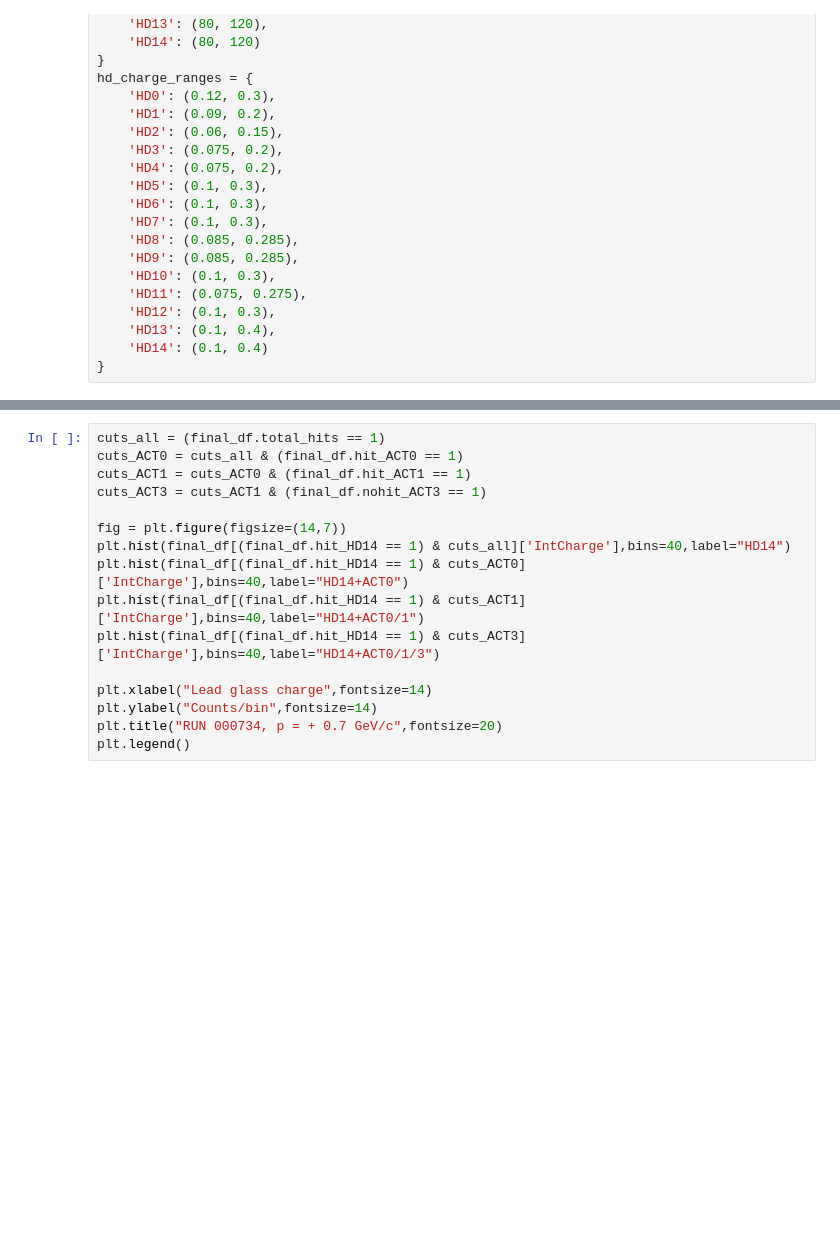
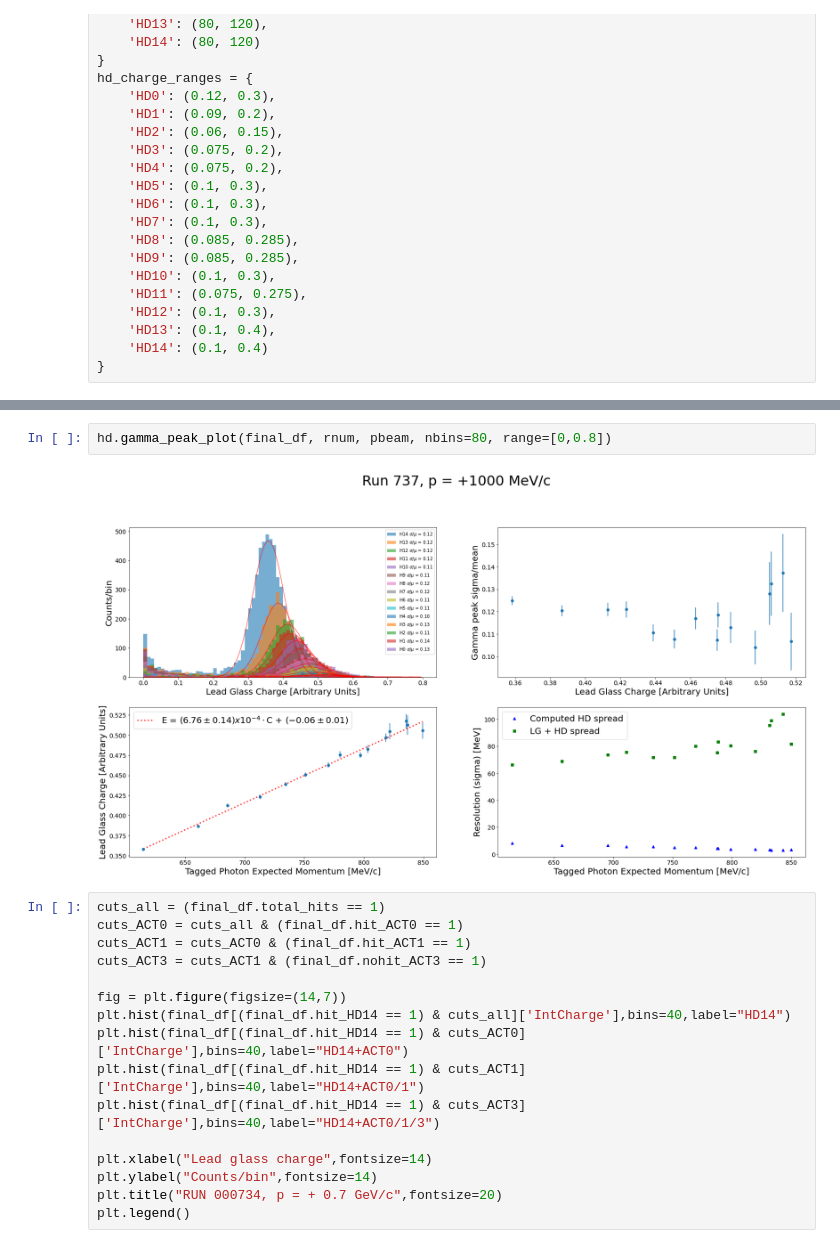
Before and after one commit to jerenner/T9BeamTestAna, a Jupyter notebook: python/new_analysis/hodoscope/hodoscope_analysis.ipynb, the cells around one changed output, grey strips where cells are left out. Drawn from its saved outputs; the diff is of its cells as text; blank space fills up the shorter version.

```diff
--- a/python/new_analysis/hodoscope/hodoscope_analysis.ipynb
+++ b/python/new_analysis/hodoscope/hodoscope_analysis.ipynb
@@ -256,3 +237,7 @@ Fitting gamma peak H0 with initial params 0.2368786235331627 0.38174564520058163
+# %%
+hd.gamma_peak_plot(final_df, rnum, pbeam, nbins=80, range=[0,0.8])
+# %% [output]
+[figure, added]
 # %%
 cuts_all = (final_df.total_hits == 1)
 cuts_ACT0 = cuts_all & (final_df.hit_ACT0 == 1)
```
Also changed, not shown: parts of 5 cells of this notebook, 1 other file.
